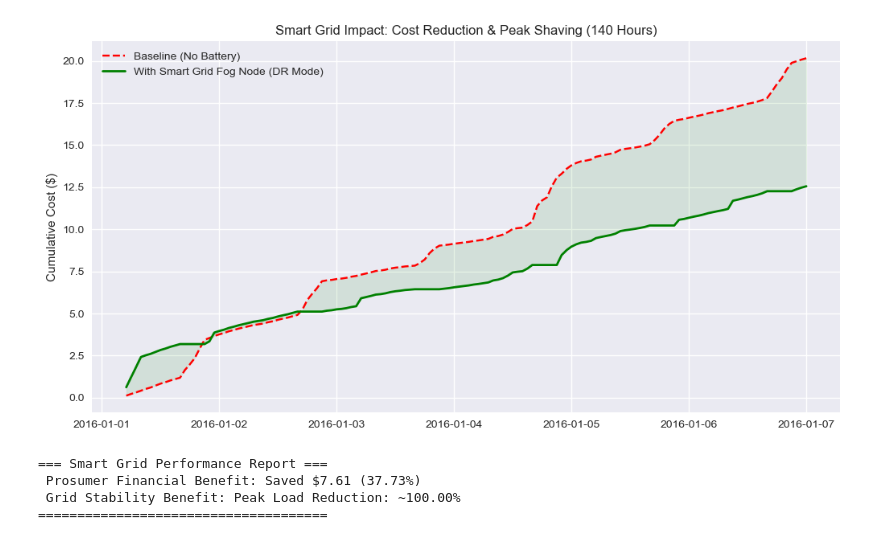
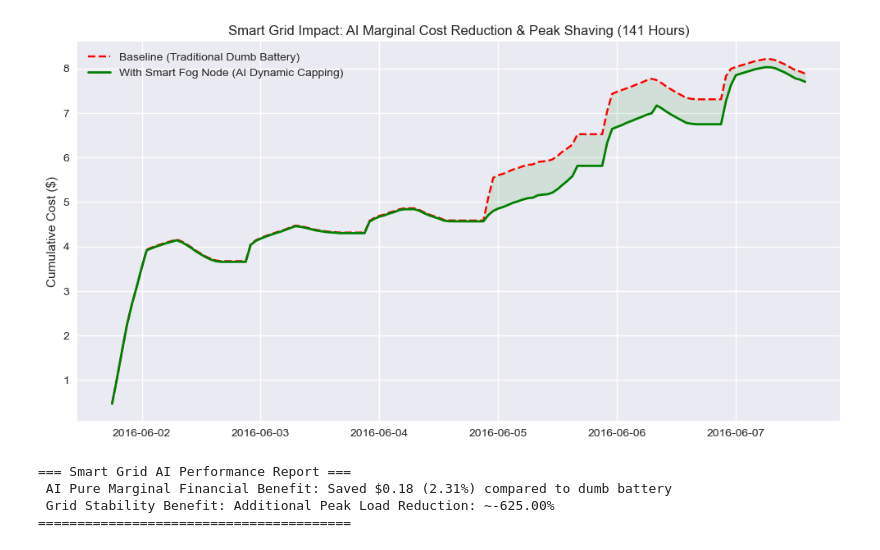
Before and after one commit to ericwang6662333-beep/Fog_Computing, a Jupyter notebook: 2.ipynb, the cells around one changed output. Saved outputs shown, nothing was run; the diff lists cells and outputs as text; code cells hidden in the pictures.

```diff
--- a/2.ipynb
+++ b/2.ipynb
@@ -252,55 +476,58 @@ Fog Node is performing real-time Machine Learning inferences...
 Simulation completed successfully.
 # %%
-# Cell 7: Smart Grid Impact & Financial Evaluation
+# Cell 7: Smart Grid Impact & Financial Evaluation (Fair AI Comparison)
 
 import matplotlib.pyplot as plt
 import pandas as pd
 
 df_results = pd.DataFrame(results).set_index("Time")
-cum_base = df_results['Base_Cost'].cumsum()
+
+# FIX: Use the new 'Dumb_Cost' from Cell 6 instead of the old 'Base_Cost'
+cum_dumb = df_results['Dumb_Cost'].cumsum()
 cum_fog = df_results['Fog_Cost'].cumsum()
 
 # ---------------------------------------------------------
 # New: Smart Grid Demand Response (DR) Core Metrics - Peak Shaving Analysis
 # ---------------------------------------------------------
 # Extract evening peak hours data (17:00 - 21:00)
 peak_hours_data = df_results[(df_results.index.hour >= 17) & (df_results.index.hour <= 21)]
 
-# Average baseline peak power cost
-avg_peak_cost_base = peak_hours_data['Base_Cost'].mean()
-# Average peak power cost after Fog Computing regulation (Cost directly reflects the load drawn from the grid)
+# Average baseline (dumb battery) peak power cost
+avg_peak_cost_dumb = peak_hours_data['Dumb_Cost'].mean()
+# Average peak power cost after Fog Computing AI regulation
 avg_peak_cost_fog = peak_hours_data[peak_hours_data['Fog_Cost'] > 0]['Fog_Cost'].mean()
 
 if pd.isna(avg_peak_cost_fog):
     avg_peak_cost_fog = 0.0
 
-peak_reduction_percent = ((avg_peak_cost_base - avg_peak_cost_fog) / avg_peak_cost_base) * 100 if avg_peak_cost_base > 0 else 0
+peak_reduction_percent = ((avg_peak_cost_dumb - avg_peak_cost_fog) / avg_peak_cost_dumb) * 100 if avg_peak_cost_dumb > 0 else 0
 # ---------------------------------------------------------
 
 # Plot cumulative cost comparison
 plt.figure(figsize=(12, 6))
-plt.plot(df_results.index, cum_base, label='Baseline (No Battery)', color='red', linestyle='--')
-plt.plot(df_results.index, cum_fog, label='With Smart Grid Fog Node (DR Mode)', color='green', linewidth=2)
-plt.fill_between(df_results.index, cum_base, cum_fog, color='green', alpha=0.1)
+# FIX: Updated label to reflect the Fair Baseline
+plt.plot(df_results.index, cum_dumb, label='Baseline (Traditional Dumb Battery)', color='red', linestyle='--')
+plt.plot(df_results.index, cum_fog, label='With Smart Fog Node (AI Dynamic Capping)', color='green', linewidth=2)
+plt.fill_between(df_results.index, cum_dumb, cum_fog, color='green', alpha=0.1)
 
 plt.ylabel('Cumulative Cost ($)')
-plt.title(f'Smart Grid Impact: Cost Reduction & Peak Shaving ({sim_duration} Hours)')
+plt.title(f'Smart Grid Impact: AI Marginal Cost Reduction & Peak Shaving ({sim_duration} Hours)')
 plt.legend()
 plt.grid(True)
 plt.show()
 
-# Calculate total savings
-total_saved = cum_base.iloc[-1] - cum_fog.iloc[-1]
-baseline_total = cum_base.iloc[-1]
+# Calculate total savings (Pure Marginal Benefit of AI)
+total_saved = cum_dumb.iloc[-1] - cum_fog.iloc[-1]
+baseline_total = cum_dumb.iloc[-1]
 savings_percentage = (total_saved / baseline_total) * 100 if baseline_total != 0 else 0.0
 
-print("=== Smart Grid Performance Report ===")
-print(f" Prosumer Financial Benefit: Saved ${total_saved:.2f} ({savings_percentage:.2f}%)")
-print(f" Grid Stability Benefit: Peak Load Reduction: ~{peak_reduction_percent:.2f}%")
-print("=====================================")
+print("=== Smart Grid AI Performance Report ===")
+print(f" AI Pure Marginal Financial Benefit: Saved ${total_saved:.2f} ({savings_percentage:.2f}%) compared to dumb battery")
+print(f" Grid Stability Benefit: Additional Peak Load Reduction: ~{peak_reduction_percent:.2f}%")
+print("========================================")
 # %% [output]
-[figure, old version]
+[figure, new version]
-=== Smart Grid Performance Report ===
- Prosumer Financial Benefit: Saved $7.61 (37.73%)
- Grid Stability Benefit: Peak Load Reduction: ~100.00%
-=====================================
+=== Smart Grid AI Performance Report ===
+ AI Pure Marginal Financial Benefit: Saved $0.18 (2.31%) compared to dumb battery
+ Grid Stability Benefit: Additional Peak Load Reduction: ~-625.00%
+========================================
```
Also changed, not shown: parts of 10 cells of this notebook.
